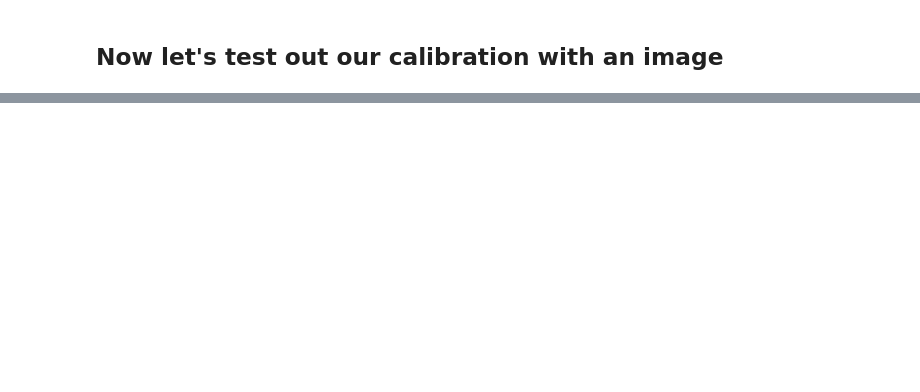
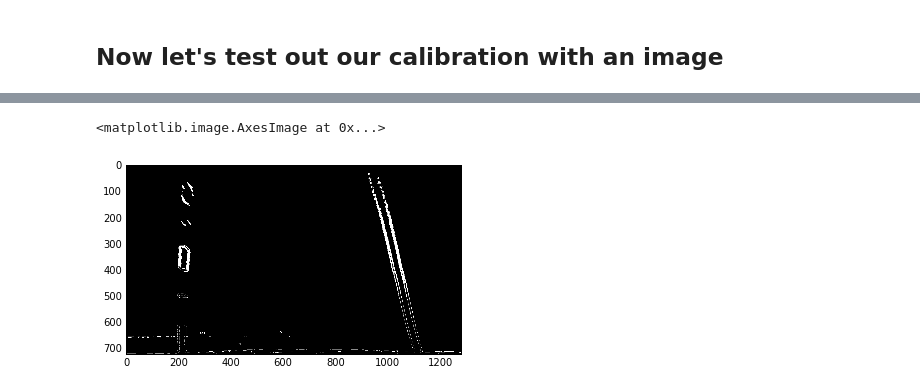
Before and after one commit to mmccuiston/CarND-Advanced-Lane-Lines, a Jupyter notebook: lanefind.ipynb, the cells around one changed output, grey strips where cells are left out. Saved outputs shown, nothing was run; the diff lists cells and outputs as text; code cells hidden in the pictures; blank space fills up the shorter version.

```diff
--- a/lanefind.ipynb
+++ b/lanefind.ipynb
@@ -90,0 +130,26 @@ plt.imshow(warped_rgb)
+# %%
+# for a given sobel kernel size and threshold values
+def mag_thresh(img, sobel_kernel=5, mag_thresh=(0, 255)):
+    # Convert to grayscale
+    gray = cv2.cvtColor(img, cv2.COLOR_RGB2GRAY)
+    # Take both Sobel x and y gradients
+    sobelx = cv2.Sobel(gray, cv2.CV_64F, 1, 0, ksize=sobel_kernel)
+    sobely = cv2.Sobel(gray, cv2.CV_64F, 0, 1, ksize=sobel_kernel)
+    # Calculate the gradient magnitude
+    gradmag = np.sqrt(sobelx**2 + sobely**2)
+    # Rescale to 8 bit
+    scale_factor = np.max(gradmag)/255
+    gradmag = (gradmag/scale_factor).astype(np.uint8)
+    # Create a binary image of ones where threshold is met, zeros otherwise
+    binary_output = np.zeros_like(gradmag)
+    binary_output[(gradmag >= mag_thresh[0]) & (gradmag <= mag_thresh[1])] = 1
+
+    # Return the binary image
+    return binary_output
+
+sobel = mag_thresh(warped, mag_thresh=(30,50))
+
+plt.imshow(sobel,cmap='gray')
+# %% [output]
+<matplotlib.image.AxesImage at 0x...>
+[figure, added]
```
Also changed, not shown: parts of 7 cells of this notebook.
